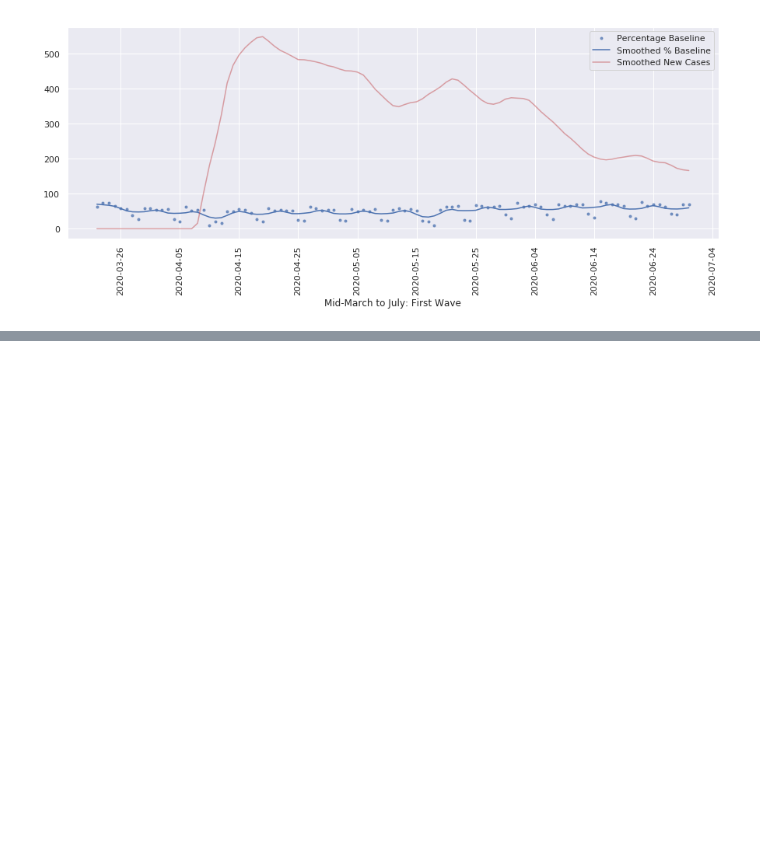
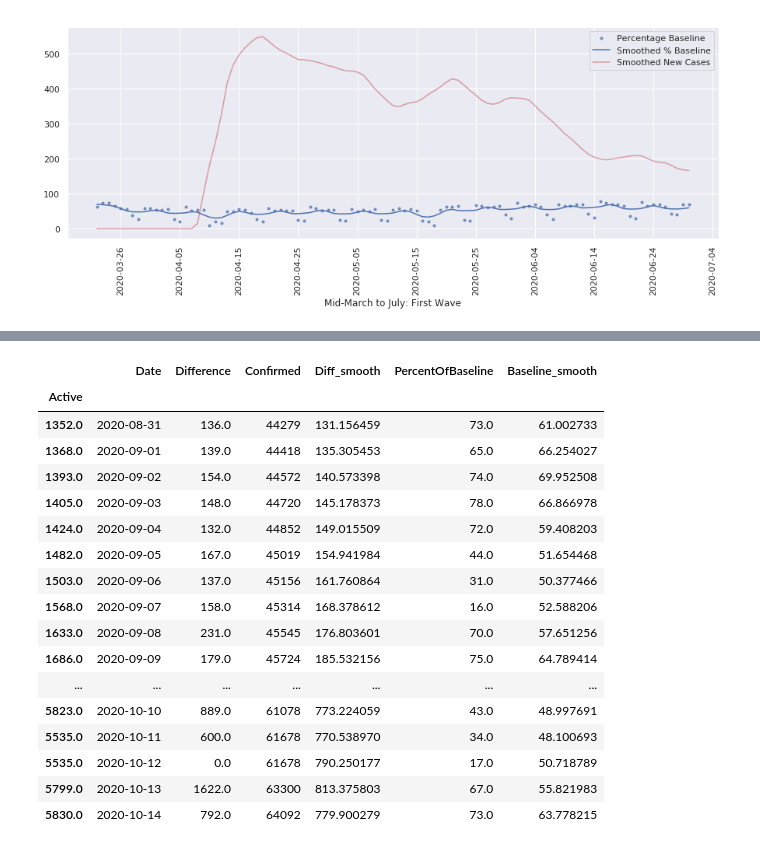
Before and after one commit to clement-ip/covid-airport-travel, a Jupyter notebook: analyzeYYZ.ipynb, the cells around one changed output, grey strips where cells are left out. Drawn from its saved outputs; the diff is of its cells as text; code cells hidden in the pictures; blank space fills up the shorter version.

```diff
--- a/analyzeYYZ.ipynb
+++ b/analyzeYYZ.ipynb
@@ -305,0 +306,21 @@ print(gbmodel.score(X_train,y_train), gbmodel.score(X_valid,y_valid))
+# %%
+sec_wave
+# %% [output]
+|  | Date | Difference | Confirmed | Diff_smooth | PercentOfBaseline | Baseline_smooth |
+| Active |  |  |  |  |  |  |
+| 1352.0 | 2020-08-31 | 136.0 | 44279 | 131.156459 | 73.0 | 61.002733 |
+| 1368.0 | 2020-09-01 | 139.0 | 44418 | 135.305453 | 65.0 | 66.254027 |
+| 1393.0 | 2020-09-02 | 154.0 | 44572 | 140.573398 | 74.0 | 69.952508 |
+| 1405.0 | 2020-09-03 | 148.0 | 44720 | 145.178373 | 78.0 | 66.866978 |
+| 1424.0 | 2020-09-04 | 132.0 | 44852 | 149.015509 | 72.0 | 59.408203 |
+| 1482.0 | 2020-09-05 | 167.0 | 45019 | 154.941984 | 44.0 | 51.654468 |
+| 1503.0 | 2020-09-06 | 137.0 | 45156 | 161.760864 | 31.0 | 50.377466 |
+| 1568.0 | 2020-09-07 | 158.0 | 45314 | 168.378612 | 16.0 | 52.588206 |
+| 1633.0 | 2020-09-08 | 231.0 | 45545 | 176.803601 | 70.0 | 57.651256 |
+| 1686.0 | 2020-09-09 | 179.0 | 45724 | 185.532156 | 75.0 | 64.789414 |
+| ... | ... | ... | ... | ... | ... | ... |
+| 5823.0 | 2020-10-10 | 889.0 | 61078 | 773.224059 | 43.0 | 48.997691 |
+| 5535.0 | 2020-10-11 | 600.0 | 61678 | 770.538970 | 34.0 | 48.100693 |
+| 5535.0 | 2020-10-12 | 0.0 | 61678 | 790.250177 | 17.0 | 50.718789 |
+| 5799.0 | 2020-10-13 | 1622.0 | 63300 | 813.375803 | 67.0 | 55.821983 |
+| 5830.0 | 2020-10-14 | 792.0 | 64092 | 779.900279 | 73.0 | 63.778215 |
```
Also changed, not shown: parts of 4 cells of this notebook, 10 other files.
